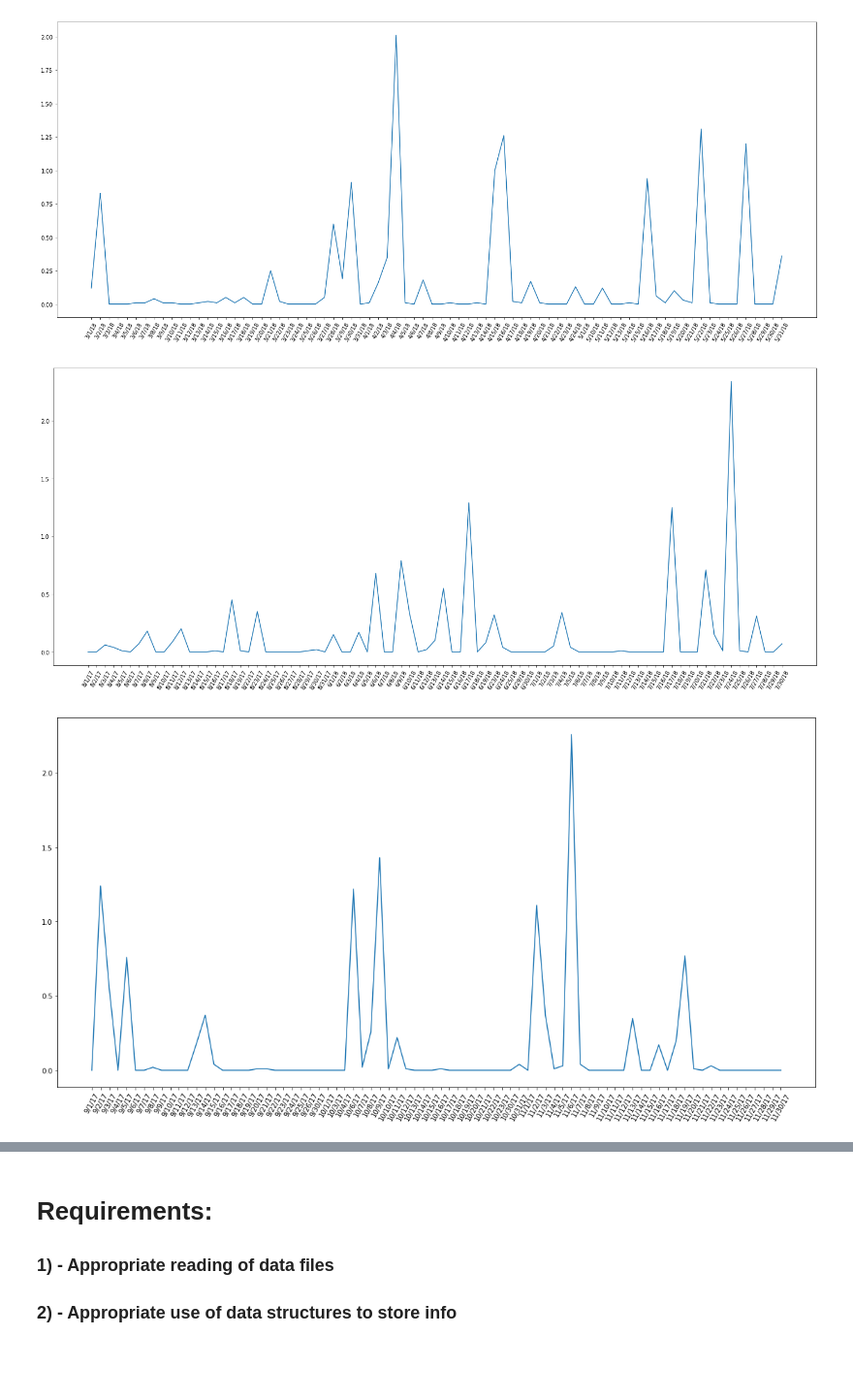
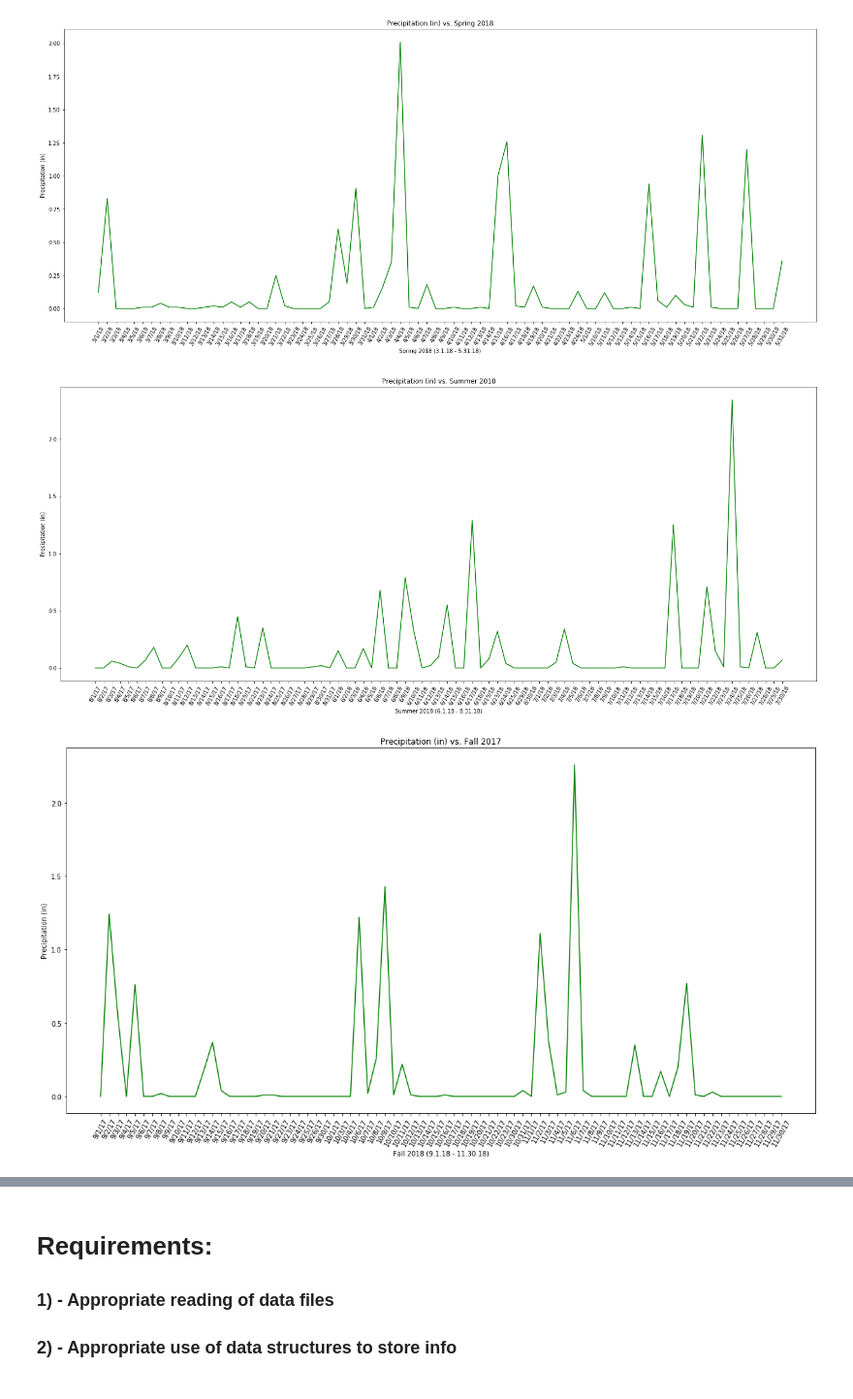
Before and after one commit to philipp-rajah/project1, a Jupyter notebook: project1.ipynb, the cells around one changed output, grey strips where cells are left out. Shown at 97% size. Drawn from its saved outputs; the diff is of its cells as text; code cells hidden in the pictures.

```diff
--- a/project1.ipynb
+++ b/project1.ipynb
@@ -288,28 +305,37 @@ NOAA_winter = NOAA[NOAA.Season == 'Winter']
 # %%
 #Spring season vs precip
 plt.figure(figsize=(25,10))
-plt.plot(NOAA_spring['Date'], NOAA_spring['Precip (in)'])
+plt.plot(NOAA_spring['Date'], NOAA_spring['Precip (in)'], color = 'green')
+plt.xlabel('Spring 2018 (3.1.18 - 5.31.18)')
+plt.ylabel('Precipitation (in)')
+plt.title('Precipitation (in) vs. Spring 2018')
 axis = plt.xticks(NOAA_spring['Date'], NOAA_spring['Date'], rotation = 60)
 # %% [output]
-[figure, old version]
+[figure, new version]
 # %%
 plt.show()
 # %%
 #Summer season vs precip
 plt.figure(figsize=(25,10))
-plt.plot(NOAA_summer['Date'], NOAA_summer['Precip (in)'])
+plt.plot(NOAA_summer['Date'], NOAA_summer['Precip (in)'], color = 'green')
+plt.xlabel('Summer 2018 (6.1.18 - 7.31.18)')
+plt.ylabel('Precipitation (in)')
+plt.title('Precipitation (in) vs. Summer 2018')
 axis = plt.xticks(NOAA_summer['Date'], NOAA_summer['Date'], rotation = 60)
 # %% [output]
-[figure, old version]
+[figure, new version]
 # %%
 plt.show()
 # %%
 #Fall season vs precip
 plt.figure(figsize=(20,10))
-plt.plot(NOAA_fall['Date'], NOAA_fall['Precip (in)'])
+plt.plot(NOAA_fall['Date'], NOAA_fall['Precip (in)'], color = 'green')
+plt.xlabel('Fall 2018 (9.1.18 - 11.30.18)')
+plt.ylabel('Precipitation (in)')
+plt.title('Precipitation (in) vs. Fall 2017')
 axis = plt.xticks(NOAA_fall['Date'], NOAA_fall['Date'], rotation = 60)
 # %% [output]
-[figure, old version]
+[figure, new version]
 # %%
 plt.show()
 # %%
```
Also changed, not shown: parts of 10 cells of this notebook.
